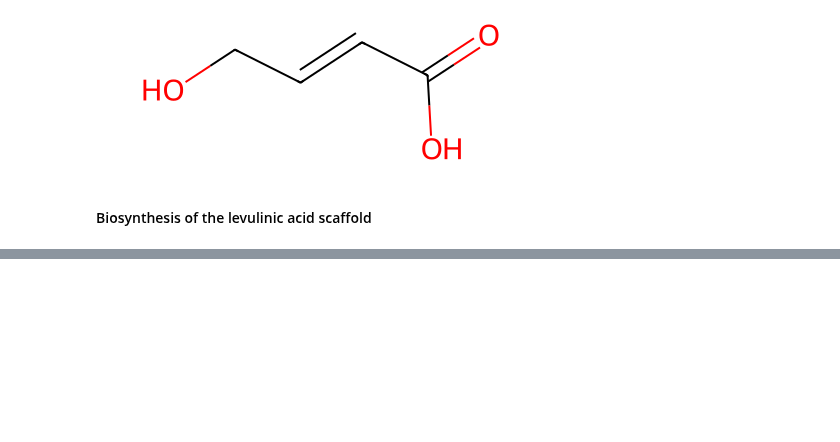
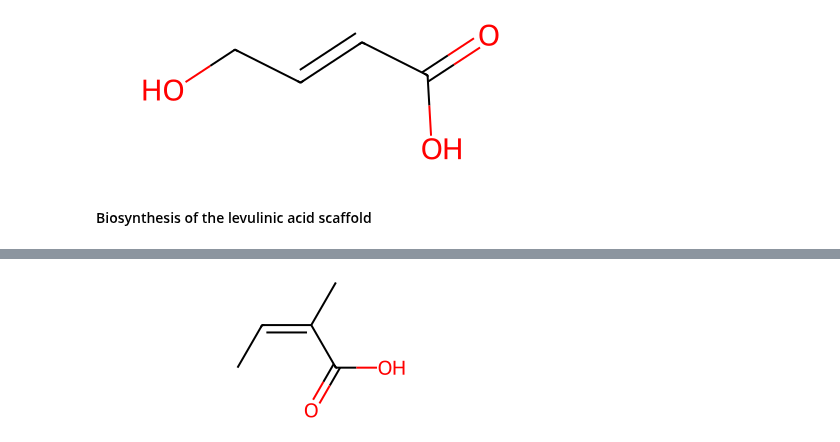
Before and after one commit to yashchainani21/RetroTideV2, a Jupyter notebook: notebooks/nb_05_RetroTide_aliphatic_targets.ipynb, the cells around one changed output, grey strips where cells are left out. Saved outputs shown, nothing was run; the diff lists cells and outputs as text; code cells hidden in the pictures; blank space fills up the shorter version.

```diff
--- a/notebooks/nb_05_RetroTide_aliphatic_targets.ipynb
+++ b/notebooks/nb_05_RetroTide_aliphatic_targets.ipynb
@@ -177,0 +229,4 @@ _pks_release_reaction(pks_release_mechanism = 'thiolysis', bound_product_mol = b
+# %%
+_pks_release_reaction(pks_release_mechanism = 'thiolysis', bound_product_mol = bound_top_PKS_product)
+# %% [output]
+[figure, added]
```
Also changed, not shown: parts of 10 cells of this notebook.
